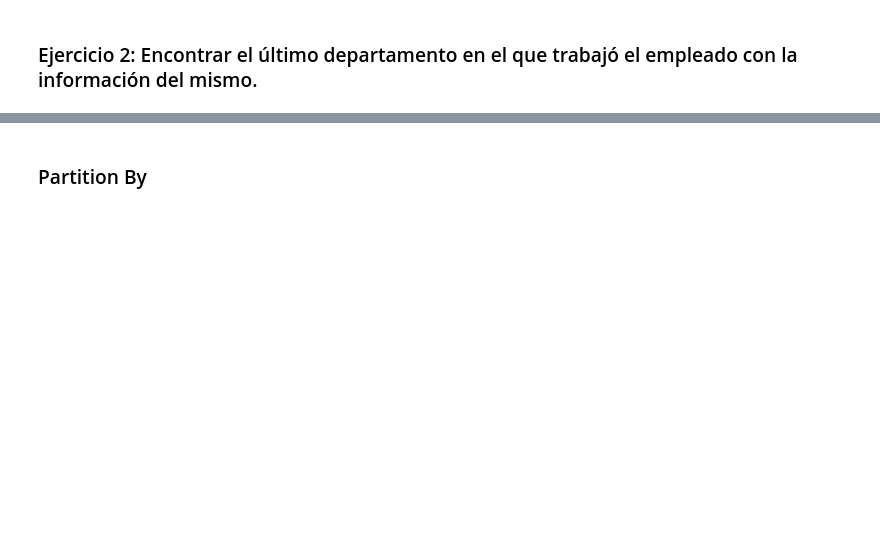
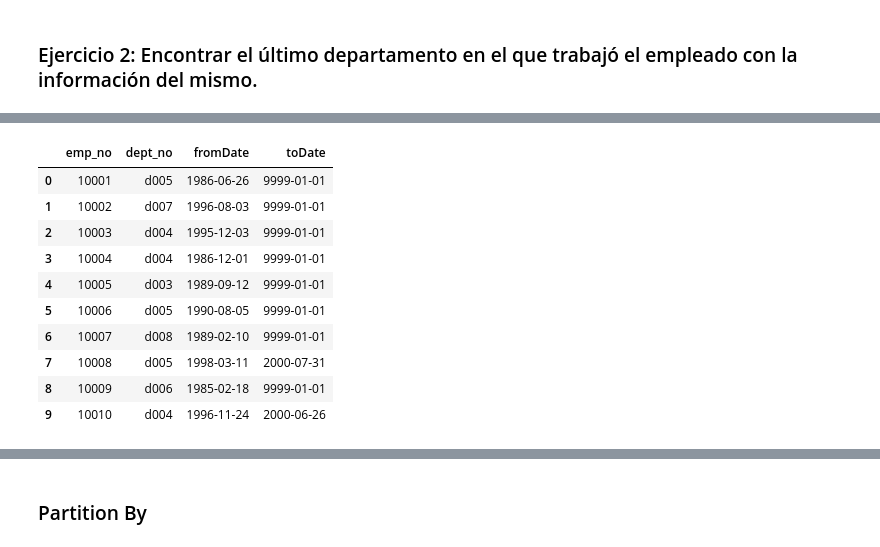
Before and after one commit to katherineggs/dataWrangling, a Jupyter notebook: Semana3_Joins_Subqueries/SQL_Students.ipynb, the cells around one changed output, grey strips where cells are left out. Cells and saved outputs as stored; diff of their text form; code cells hidden in the pictures; blank space fills up the shorter version.

```diff
--- a/Semana3_Joins_Subqueries/SQL_Students.ipynb
+++ b/Semana3_Joins_Subqueries/SQL_Students.ipynb
@@ -324,0 +346,12 @@ pd.read_sql(query,connection)
+# %%
+%%time
+queryDepartamentos = """
+    SELECT emp_no, dept_no, MAX(from_date) fromDate, MAX(to_date) toDate
+    FROM employee.dept_emp
+    GROUP BY 1,2
+    LIMIT 10
+
+"""
+queryDept = pd.read_sql(queryDepartamentos,connection)
+queryDept
+# %% [output]
@@ -324,0 +360,11 @@ pd.read_sql(query,connection)
+|  | emp_no | dept_no | fromDate | toDate |
+| 0 | 10001 | d005 | 1986-06-26 | 9999-01-01 |
+| 1 | 10002 | d007 | 1996-08-03 | 9999-01-01 |
+| 2 | 10003 | d004 | 1995-12-03 | 9999-01-01 |
+| 3 | 10004 | d004 | 1986-12-01 | 9999-01-01 |
+| 4 | 10005 | d003 | 1989-09-12 | 9999-01-01 |
+| 5 | 10006 | d005 | 1990-08-05 | 9999-01-01 |
+| 6 | 10007 | d008 | 1989-02-10 | 9999-01-01 |
+| 7 | 10008 | d005 | 1998-03-11 | 2000-07-31 |
+| 8 | 10009 | d006 | 1985-02-18 | 9999-01-01 |
+| 9 | 10010 | d004 | 1996-11-24 | 2000-06-26 |
```
Also changed, not shown: parts of 20 cells of this notebook, 10 other files.
